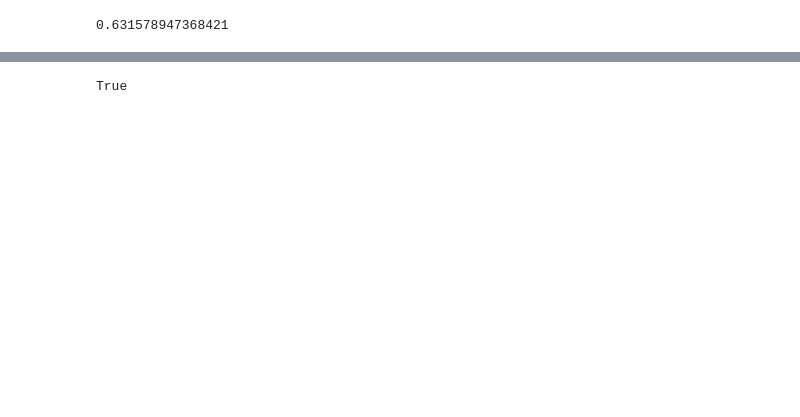
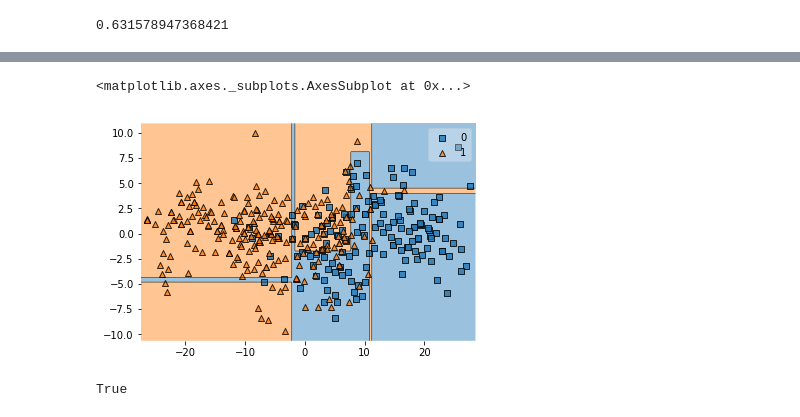
Before and after one commit to dsei210s19-applied-ml-and-dm/ClassificationAssignment, a Jupyter notebook: ClassificationAssignment.ipynb, the cells around one changed output, grey strips where cells are left out. Drawn from its saved outputs; the diff is of its cells as text; code cells hidden in the pictures; blank space fills up the shorter version.

```diff
--- a/ClassificationAssignment.ipynb
+++ b/ClassificationAssignment.ipynb
@@ -210,3 +229,8 @@ cohen_kappa_score(y_test, y_pred)
+# %%
+plot_decision_regions(X_combined, y_combined, clf=dtc)
+# %% [output]
+<matplotlib.axes._subplots.AxesSubplot at 0x...>
+[figure, added]
 # %%
 from pydotplus import graph_from_dot_data
 from sklearn.tree import export_graphviz
```
Also changed, not shown: parts of 16 cells of this notebook.
